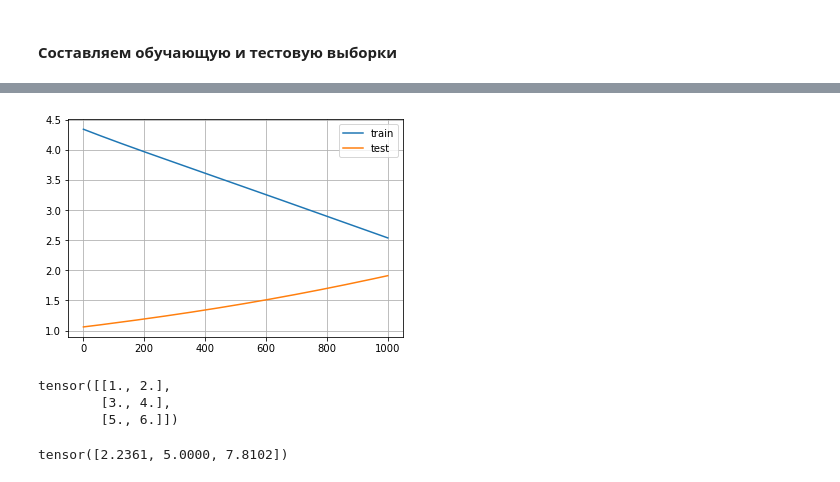
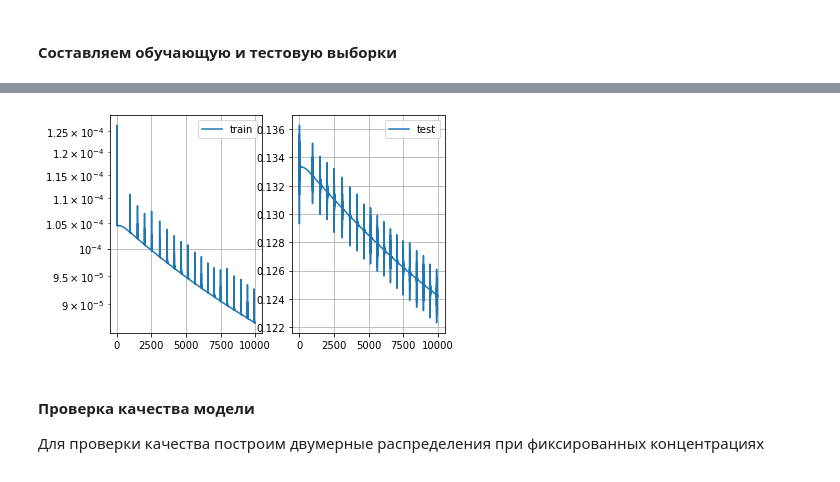
Before and after one commit to chikitkin/kappa-nn-new, a Jupyter notebook: train-nn/train-nn.ipynb, the cells around one changed output, grey strips where cells are left out. Drawn from its saved outputs; the diff is of its cells as text; code cells hidden in the pictures.

```diff
--- a/train-nn/train-nn.ipynb
+++ b/train-nn/train-nn.ipynb
@@ -190,7 +198,7 @@ print(diff_coeffs_test.shape)
 ### Двумерные сечения при фиксированных концентрациях
 # %%
 # Фиксируем точку по концентрациям (количественным долям)
-inds = np.all(mesh[:, 2:] == x_mesh[3], axis = 1)
+inds = np.all(mesh[:, 2:7] == x_mesh[3], axis = 1)
 print('Fractions = ', x_mesh[3])
 
 # Берём подмножество сетки
@@ -617,17 +665,17 @@ x_test_np[:, 0] = mesh_test_scaled[:, 1]
 x_test_np[:, 1:6] = mesh_test_scaled[:, 7:12]
 
 # Берем диагональ матрицы коэффициентов
-y_train_np = np.zeros((mesh.shape[0], 124))
+y_train_np = np.zeros((mesh.shape[0], 1))
 for i in range(mesh.shape[0]):
     y_train_np[i, :] = np.diag(
-        np.reshape(diff_coeffs_scaled[0, :], (124, 124), order = 'F')
-    )
+        np.reshape(diff_coeffs_scaled[i, :], (124, 124), order = 'F')
+    )[0]
 
-y_test_np = np.zeros((mesh_test.shape[0], 124))
+y_test_np = np.zeros((mesh_test.shape[0], 1))
 for i in range(mesh_test.shape[0]):
     y_test_np[i, :] = np.diag(
-        np.reshape(diff_coeffs_test_scaled[0, :], (124, 124), order = 'F')
-    )
+        np.reshape(diff_coeffs_test_scaled[i, :], (124, 124), order = 'F')
+    )[0]
 
 x_train = torch.from_numpy(x_train_np)
 x_test  = torch.from_numpy(x_test_np)
@@ -644,6 +748,10 @@ my_model = MyNet1(n_of_layers = 5, width_of_layers=124).double()
+# %%
+my_model = MyNet1(
+    out_size = 1, sizes_of_layers=[16, 32, 32], dropout = 0.0
+).double()
 # %%
-train_loss, test_loss = my_train(
-    my_model, num_epochs=1001, x_train = x_train, y_train = y_train,
-    x_test = x_test, y_test = y_test, lr = 1e-5
+train_loss, test_loss, train_err, test_err = my_train(
+    my_model, num_epochs=10001, x_train = x_split, y_train = y_split,
+    x_test = x_test, y_test = y_test, lr = 1e-4, print_freq = 500
 )
 # %% [output]
@@ -661,18 +775,14 @@ epoch: 1000, train loss: 1.17e+00, test loss: 3.05e+00
 # %%
-plt.plot(train_loss, label = 'train')
-plt.plot(test_loss, label = 'test')
-plt.legend()
-plt.grid(True)
+fig, (ax1, ax2) = plt.subplots(1, 2)
+ax1.semilogy(train_loss, label = 'train')
+ax1.legend()
+ax1.grid(True)
+ax2.plot(test_loss, label = 'test')
+ax2.legend()
+ax2.grid(True)
 # %% [output]
-[figure, old version]
+[figure, new version]
-# %%
-a = torch.FloatTensor([[1,2], [3,4], [5,6]])
-a
-# %% [output]
-tensor([[1., 2.],
-        [3., 4.],
-        [5., 6.]])
-# %%
-torch.norm(a, dim = 1)
-# %% [output]
-tensor([2.2361, 5.0000, 7.8102])
+# %% [markdown]
+#### Проверка качества модели
+
+Для проверки качества построим двумерные распределения при фиксированных концентрациях
```
Also changed, not shown: parts of 31 cells of this notebook, 14 other files.
